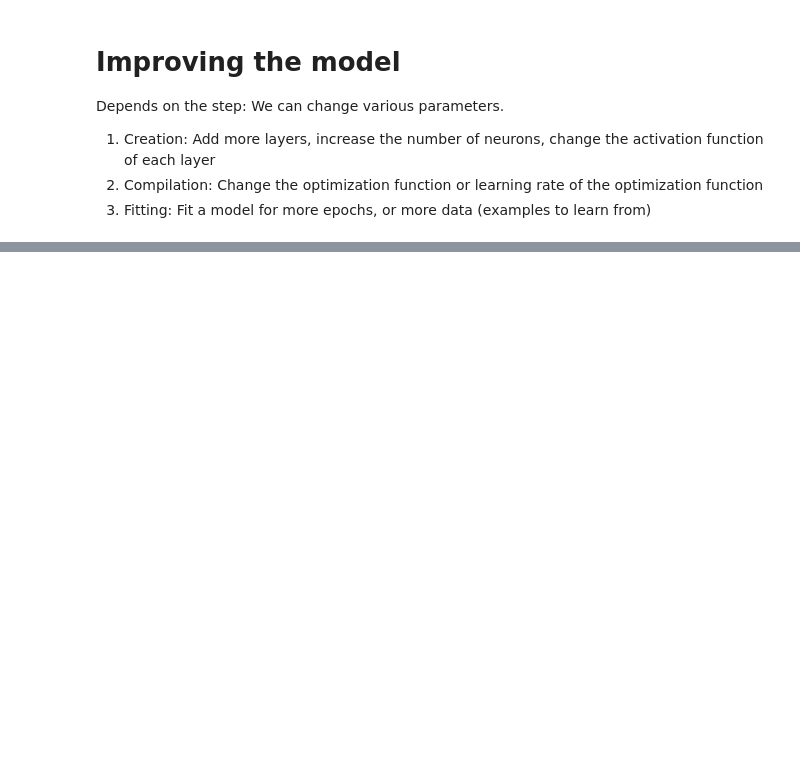
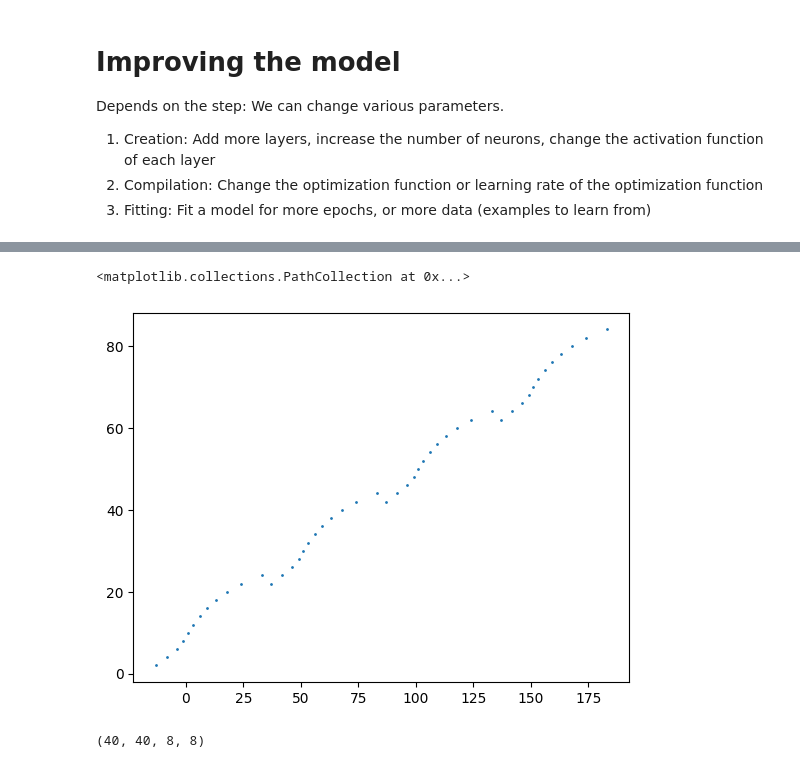
Before and after one commit to jescalada/Tensorflow-colabs, a Jupyter notebook: 01_neural_network_regression.ipynb, the cells around one changed output, grey strips where cells are left out. Cells and saved outputs as stored; diff of their text form; code cells hidden in the pictures; blank space fills up the shorter version.

```diff
--- a/01_neural_network_regression.ipynb
+++ b/01_neural_network_regression.ipynb
@@ -180,0 +187,28 @@ plt.scatter(pairs[0], pairs[1], s=1)
+# %%
+new_X = [n + 50 for n in X]
+X = np.concatenate((X, new_X))
+# %%
+new_X = [n + 100 for n in X]
+X = np.concatenate((X, new_X))
+# %%
+new_y = [n + 20 for n in y]
+y = np.concatenate((y, new_y))
+# %%
+new_y = [n + 40 for n in y]
+y = np.concatenate((y, new_y))
+# %%
+plt.scatter(X, y, s=1)
+# %% [output]
+<matplotlib.collections.PathCollection at 0x...>
+[figure, added]
+# %%
+# split the data into train and test sets
+X_train = X[:40]
+y_train = y[:40]
+
+X_test = X[40:]
+y_test = y[40:]
+
+len(X_train), len(y_train), len(X_test), len(y_test)
+# %% [output]
+(40, 40, 8, 8)
```
Also changed, not shown: parts of 11 cells of this notebook.
